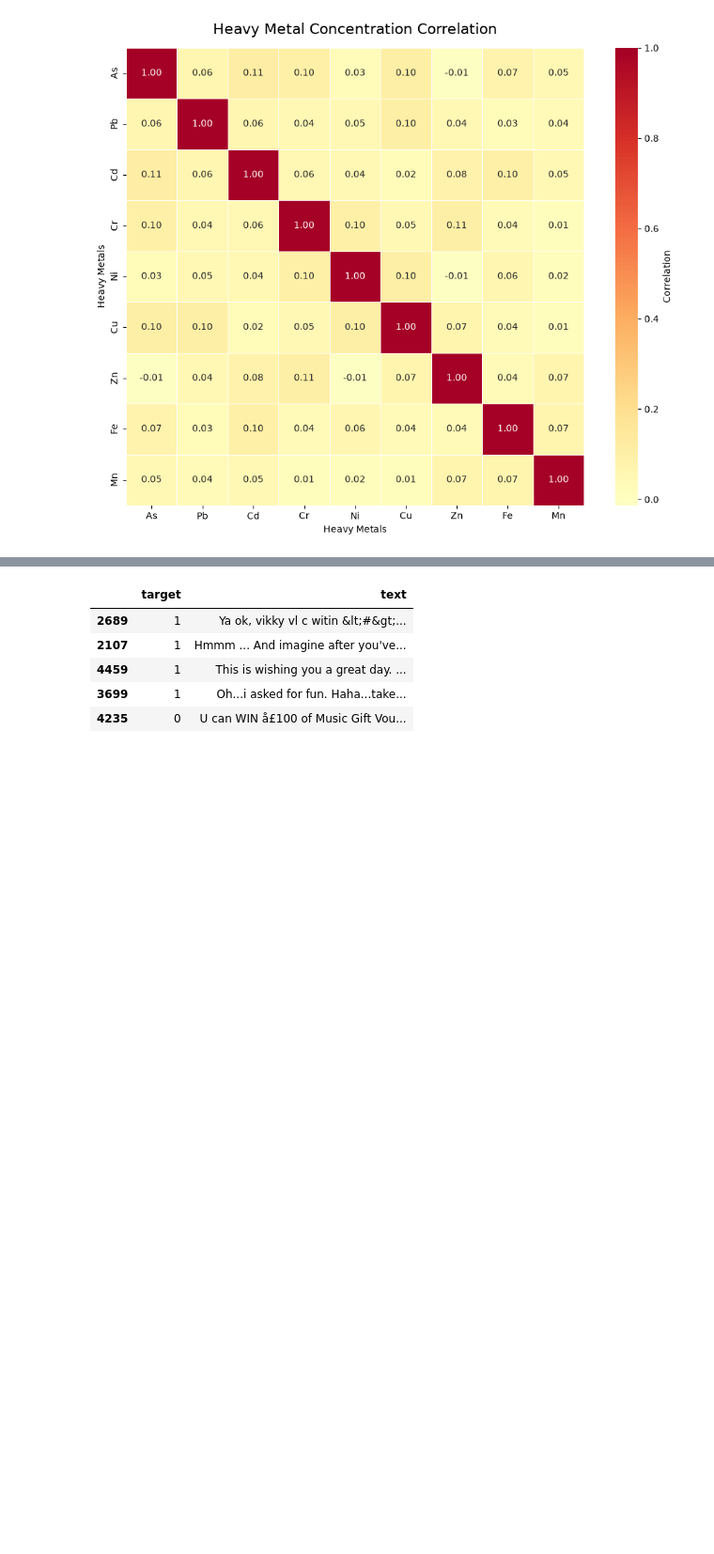
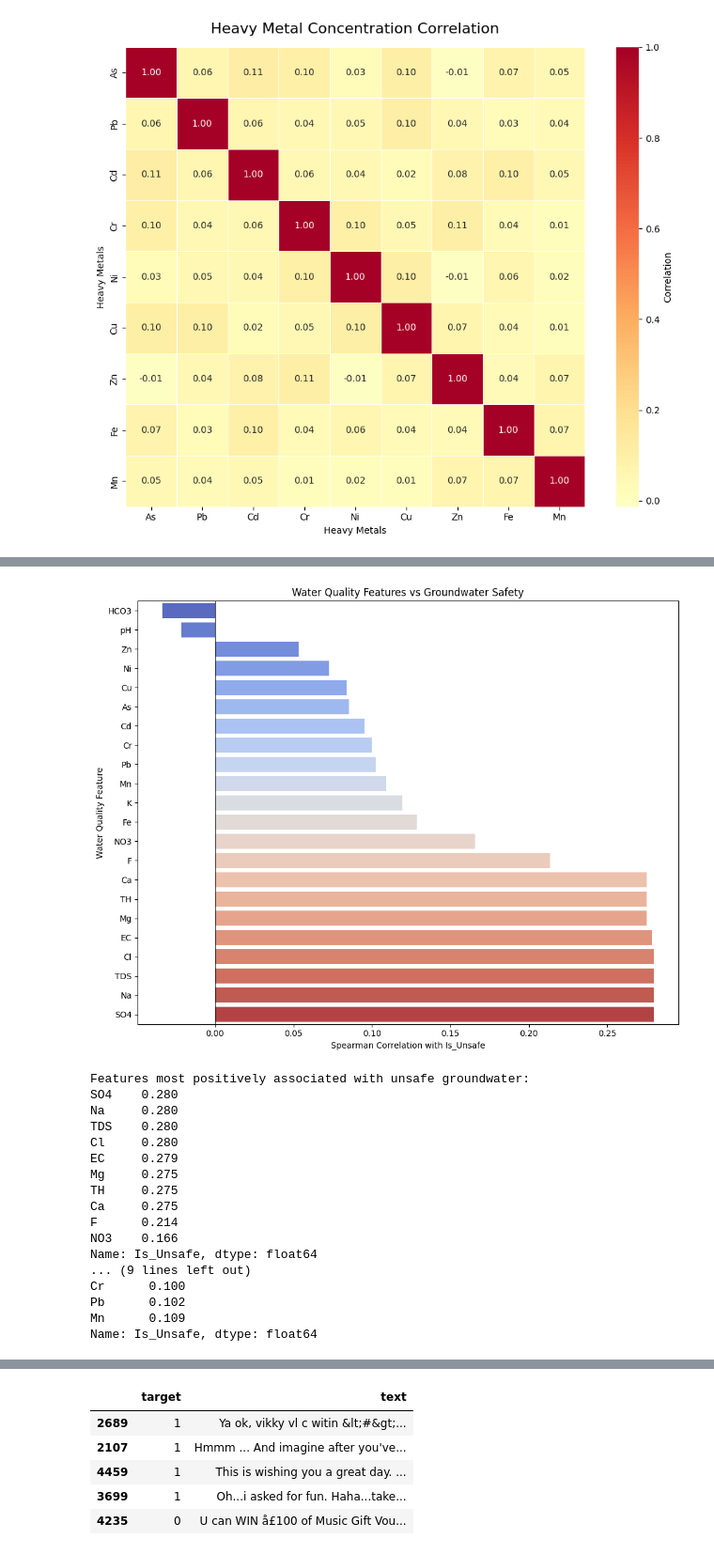
Before and after one commit to ritikagupta26/AquaSentinel_MicroProject, a Jupyter notebook: main.ipynb, the cells around one changed output, grey strips where cells are left out. Shown at 94% size. Drawn from its saved outputs; the diff is of its cells as text; code cells hidden in the pictures; blank space fills up the shorter version.

```diff
--- a/main.ipynb
+++ b/main.ipynb
@@ -308,0 +390,61 @@ plt.show()
+# %%
+# Correlation of water-quality features with groundwater safety
+
+import pandas as pd
+import seaborn as sns
+import matplotlib.pyplot as plt
+
+features = [
+    "pH", "EC", "TDS", "TH", "Ca", "Mg", "Na", "K",
+    "Cl", "SO4", "HCO3", "NO3", "F",
+    "As", "Pb", "Cd", "Cr", "Ni", "Cu", "Zn", "Fe", "Mn"
+]
+
+target_corr = (
+    df[features + ["Is_Unsafe"]]
+    .corr(method="spearman")["Is_Unsafe"]
+    .drop("Is_Unsafe")
+    .sort_values()
+)
+
+plt.figure(figsize=(10, 8))
+
+sns.barplot(
+    x=target_corr.values,
+    y=target_corr.index,
+    hue=target_corr.index,
+    palette="coolwarm",
+    legend=False
+)
+
+plt.axvline(0, color="black", linewidth=0.8)
+plt.title("Water Quality Features vs Groundwater Safety")
+plt.xlabel("Spearman Correlation with Is_Unsafe")
+plt.ylabel("Water Quality Feature")
+plt.tight_layout()
+plt.show()
+
+print("Features most positively associated with unsafe groundwater:")
+print(target_corr.sort_values(ascending=False).head(10).round(3))
+
+print("\nFeatures most negatively associated with unsafe groundwater:")
+print(target_corr.head(10).round(3))
+# %% [output]
+[figure, added]
+Features most positively associated with unsafe groundwater:
+SO4    0.280
+Na     0.280
+TDS    0.280
+Cl     0.280
+EC     0.279
+Mg     0.275
+TH     0.275
+Ca     0.275
+F      0.214
+NO3    0.166
+Name: Is_Unsafe, dtype: float64
+... (9 lines left out)
+Cr      0.100
+Pb      0.102
+Mn      0.109
+Name: Is_Unsafe, dtype: float64
```
Also changed, not shown: parts of 15 cells of this notebook.
